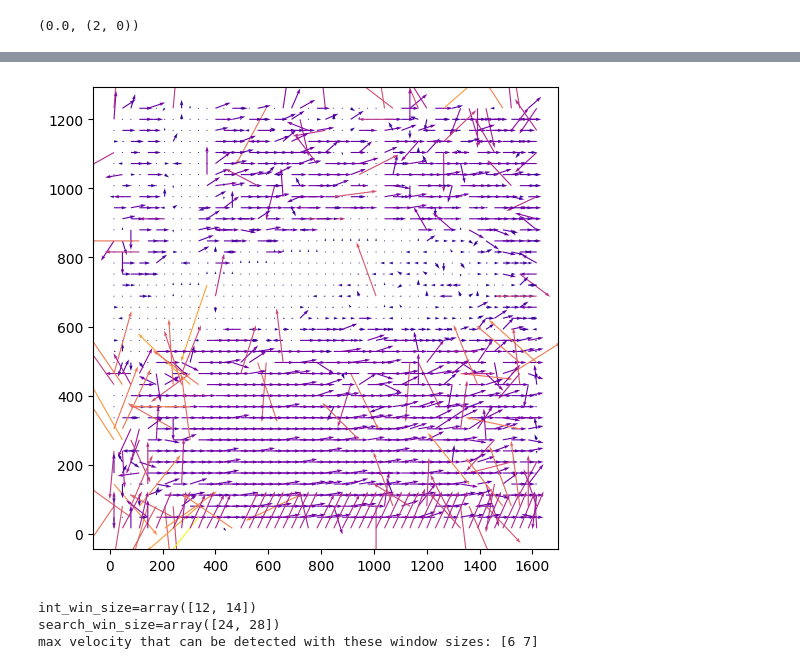
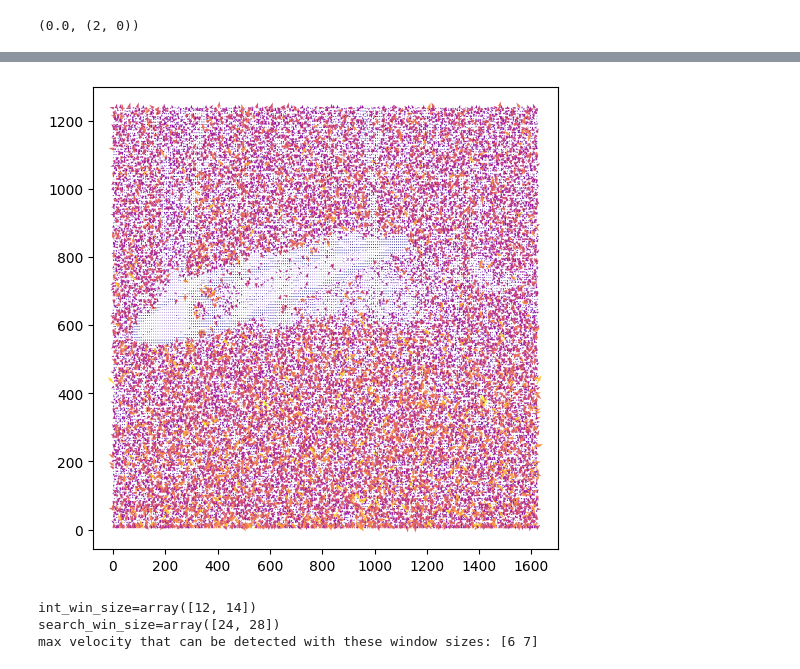
Before and after one commit to msahirs/AE4180_FMT, a Jupyter notebook: piv_code/spiv_sahir.ipynb, the cells around one changed output, grey strips where cells are left out. Drawn from its saved outputs; the diff is of its cells as text; code cells hidden in the pictures.

```diff
--- a/piv_code/spiv_sahir.ipynb
+++ b/piv_code/spiv_sahir.ipynb
@@ -139,27 +183,27 @@ def vel_field(curr_frame, next_frame, win_size):
     xs = xs + win_size / 2
     return xs, ys, dxs/scale, dys / scale
 # %%
-xs, ys, dxs, dys = vel_field(a, b, 32)
+xs, ys, dxs, dys = vel_field(a, b, 8)
 norm_drs = np.sqrt(dxs ** 2 + dys ** 2)
 
 fig, ax = plt.subplots(figsize=(6, 6))
 # we need these flips on y since quiver uses a bottom-left origin, while our
 # arrays use a top-right origin
 ax.quiver(
     xs,
     ys[::-1],
     dxs,
     -dys,
     norm_drs,
     cmap="plasma",
     angles="xy",
     scale_units="xy",
-    scale=0.25,
+    scale=0.6,
 )
 # ax.set_aspect("equal")
 plt.show()
 # %% [output]
-[figure, old version]
+[figure, new version]
 # %%
 def vel_field_asymmetric_wins(
     curr_frame, next_frame, half_int_win_size, half_search_win_size
```
Also changed, not shown: parts of 14 cells of this notebook.
